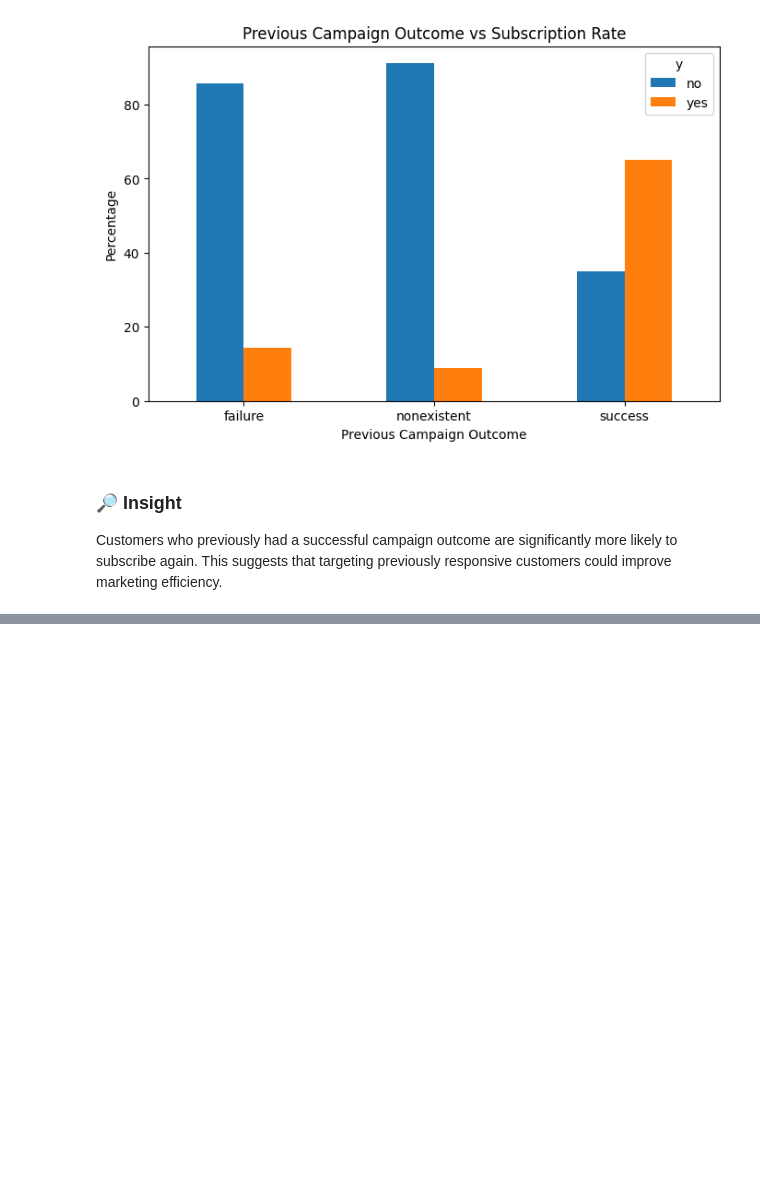
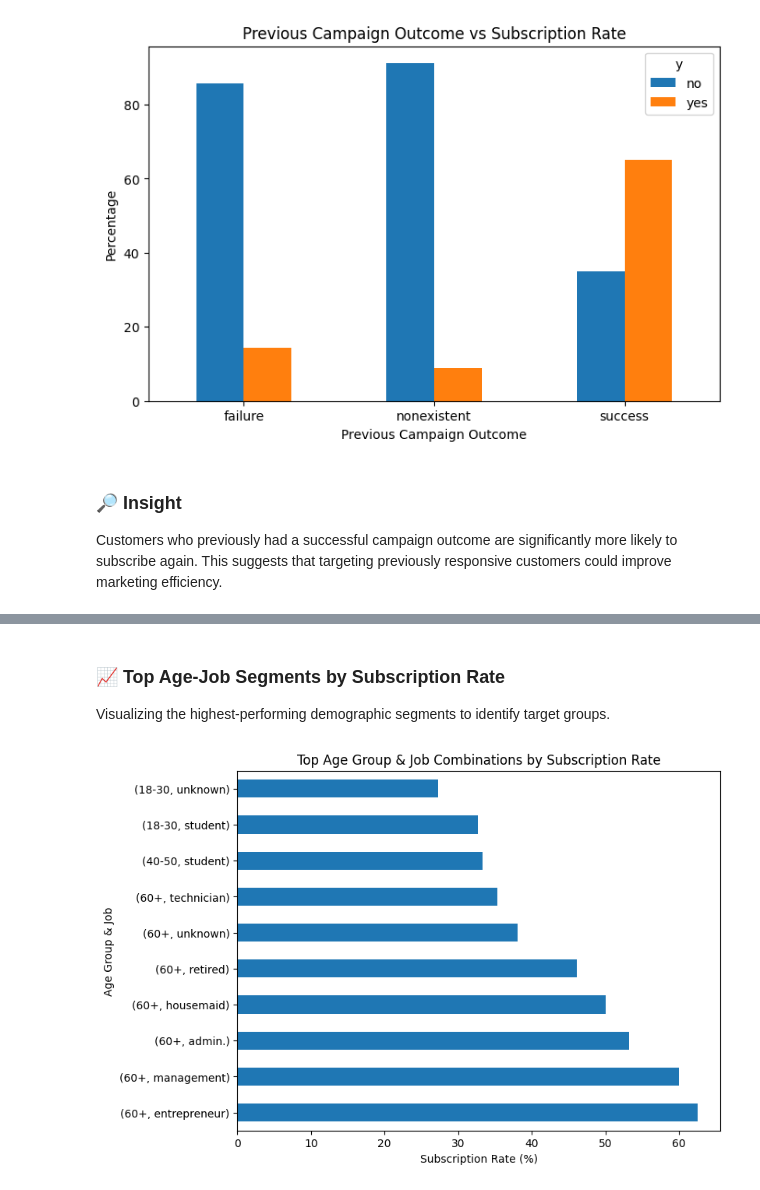
Before and after one commit to srikrishna725/data-analysis-portfolio, a Jupyter notebook: notebooks/analysis.ipynb, the cells around one changed output, grey strips where cells are left out. Drawn from its saved outputs; the diff is of its cells as text; code cells hidden in the pictures; blank space fills up the shorter version.

Commit message:
Added multivariate analysis: age group and job vs subscription

```diff
--- a/notebooks/analysis.ipynb
+++ b/notebooks/analysis.ipynb
@@ -206,0 +215,8 @@ This suggests that targeting previously responsive customers could improve marke
+# %%
+df['age_group'] = pd.cut(
+    df['age'],
+    bins=[18, 30, 40, 50, 60, 100],
+    labels=['18-30', '30-40', '40-50', '50-60', '60+']
+)
+
+df['age_group'].value_counts()
@@ -206,0 +235,8 @@ This suggests that targeting previously responsive customers could improve marke
+# %%
+age_job_conversion = pd.crosstab(
+    [df['age_group'], df['job']],
+    df['y'],
+    normalize='index'
+) * 100
+
+age_job_conversion.sort_values(by='yes', ascending=False).head(10)
@@ -206,0 +256,16 @@ This suggests that targeting previously responsive customers could improve marke
+# %% [markdown]
+### 📈 Top Age-Job Segments by Subscription Rate
+
+Visualizing the highest-performing demographic segments to identify target groups.
+# %%
+import matplotlib.pyplot as plt
+
+top10 = age_job_conversion.sort_values(by='yes', ascending=False).head(10)
+
+top10['yes'].plot(kind='barh', figsize=(8,6))
+plt.title("Top Age Group & Job Combinations by Subscription Rate")
+plt.xlabel("Subscription Rate (%)")
+plt.ylabel("Age Group & Job")
+plt.show()
+# %% [output]
+[figure, added]
```
Also changed, not shown: parts of 7 cells of this notebook.
